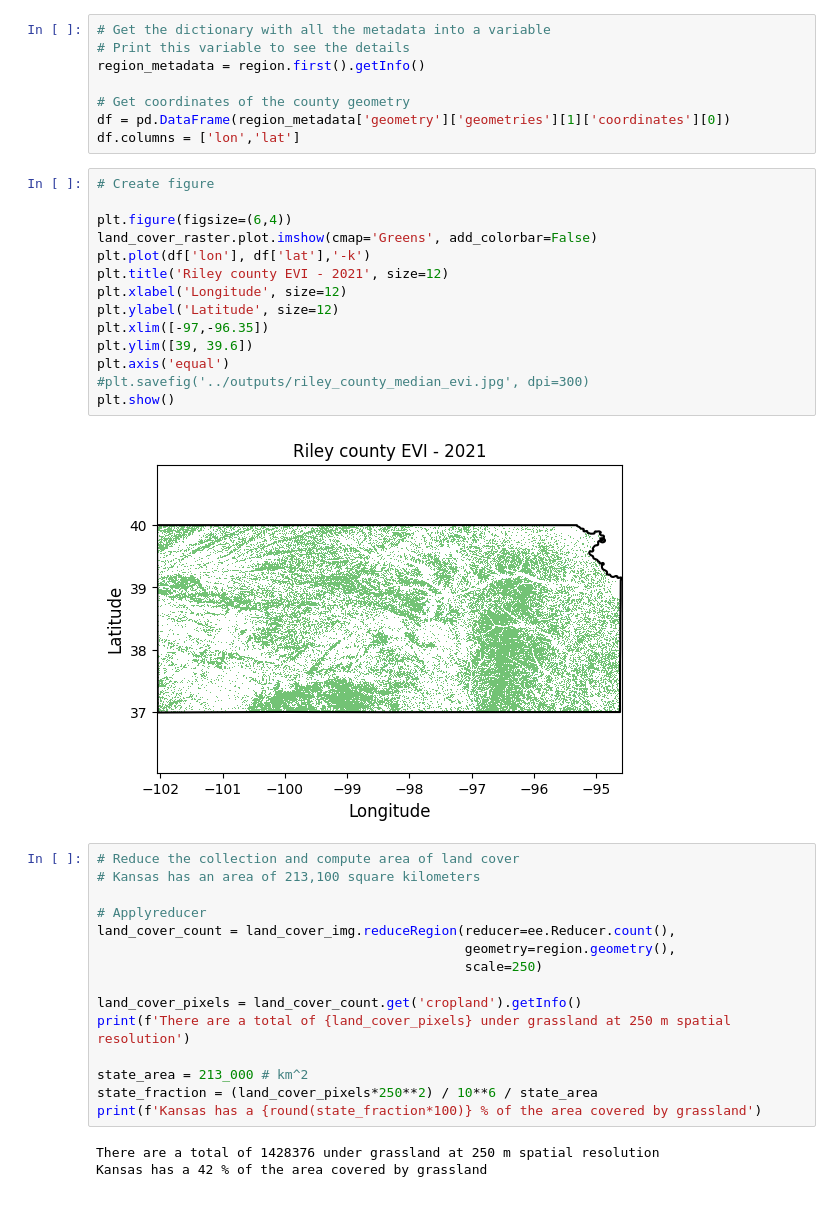
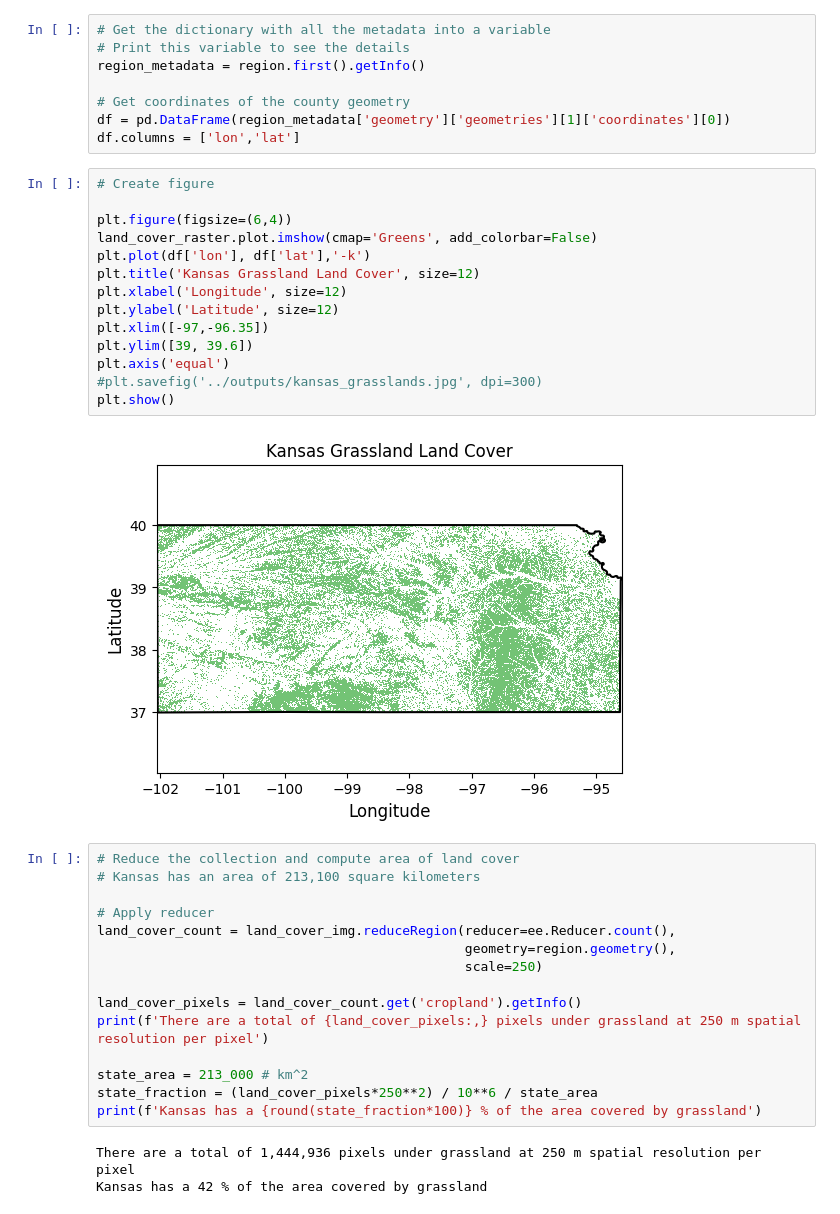
Before and after one commit to soilwater/pynotes-gee, a Jupyter notebook: notebooks/reduce_image_collection_to_image.ipynb, the cells around one changed output. Saved outputs shown, nothing was run; the diff lists cells and outputs as text.

```diff
--- a/notebooks/reduce_image_collection_to_image.ipynb
+++ b/notebooks/reduce_image_collection_to_image.ipynb
@@ -453,36 +453,36 @@ df.columns = ['lon','lat']
 # %%
 # Create figure
 
 plt.figure(figsize=(6,4))
 land_cover_raster.plot.imshow(cmap='Greens', add_colorbar=False)
 plt.plot(df['lon'], df['lat'],'-k')
-plt.title('Riley county EVI - 2021', size=12)
+plt.title('Kansas Grassland Land Cover', size=12)
 plt.xlabel('Longitude', size=12)
 plt.ylabel('Latitude', size=12)
 plt.xlim([-97,-96.35])
 plt.ylim([39, 39.6])
 plt.axis('equal')
-#plt.savefig('../outputs/riley_county_median_evi.jpg', dpi=300)
+#plt.savefig('../outputs/kansas_grasslands.jpg', dpi=300)
 plt.show()
 # %% [output]
-[figure, old version]
+[figure, new version]
 # %%
 # Reduce the collection and compute area of land cover
 # Kansas has an area of 213,100 square kilometers
 
-# Applyreducer
+# Apply reducer
 land_cover_count = land_cover_img.reduceRegion(reducer=ee.Reducer.count(),
                                                geometry=region.geometry(),
                                                scale=250)
 
 land_cover_pixels = land_cover_count.get('cropland').getInfo()
-print(f'There are a total of {land_cover_pixels} under grassland at 250 m spatial resolution')
+print(f'There are a total of {land_cover_pixels:,} pixels under grassland at 250 m spatial resolution per pixel')
 
 state_area = 213_000 # km^2
 state_fraction = (land_cover_pixels*250**2) / 10**6 / state_area
 print(f'Kansas has a {round(state_fraction*100)} % of the area covered by grassland')
 # %% [output]
-There are a total of 1428376 under grassland at 250 m spatial resolution
+There are a total of 1,444,936 pixels under grassland at 250 m spatial resolution per pixel
 Kansas has a 42 % of the area covered by grassland
 # %% [markdown]
 The `reduceRegion()` function applies a reducer to all the pixels in a specified region.
```
Also changed, not shown: parts of 3 cells of this notebook, 9 other files.
